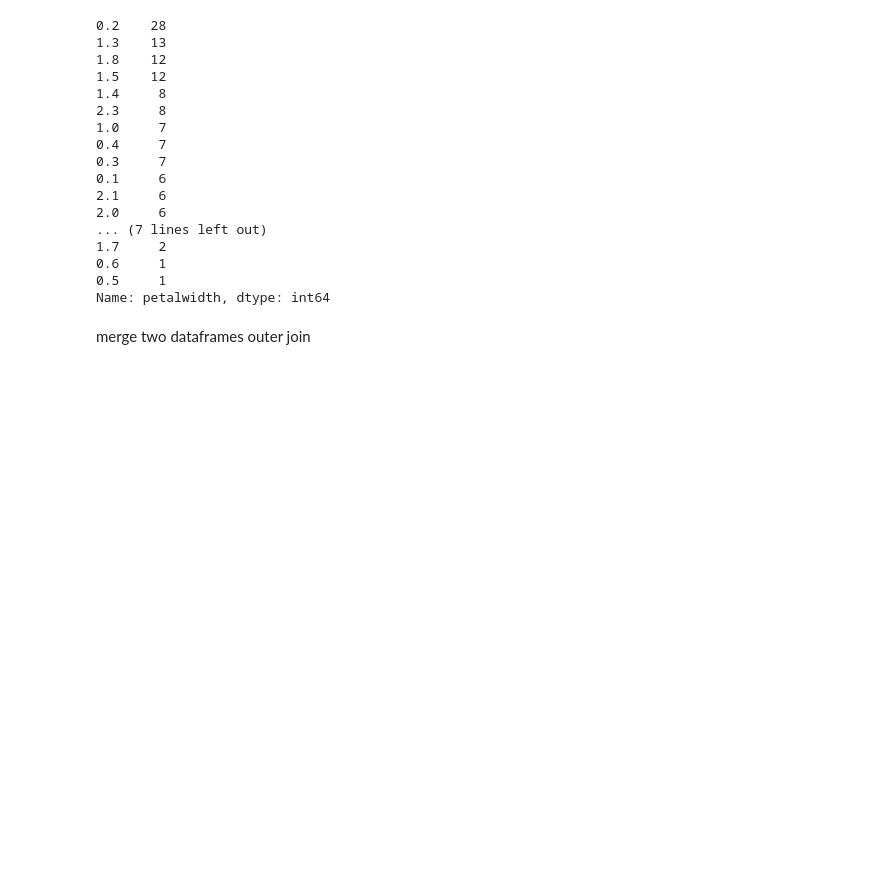
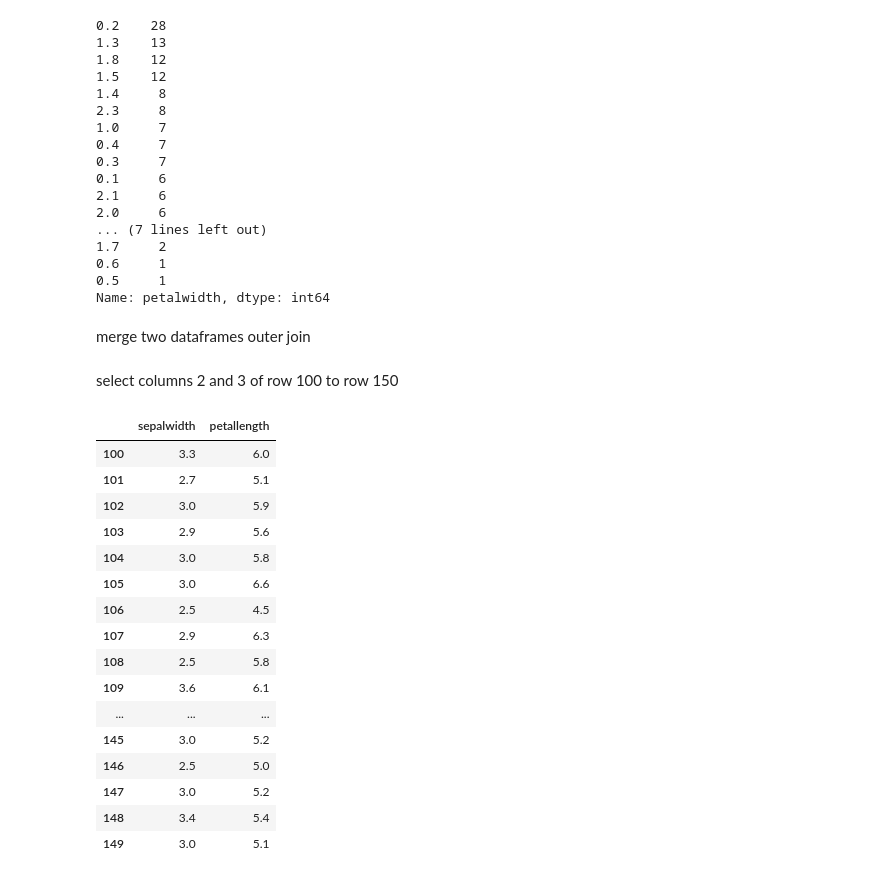
Before and after one commit to AIMed-Team/edu-content, a Jupyter notebook: notebooks/basics/solutions/pandas/pandas_solutions.ipynb, the cells around one changed output. Drawn from its saved outputs; the diff is of its cells as text; code cells hidden in the pictures; blank space fills up the shorter version.

```diff
--- a/notebooks/basics/solutions/pandas/pandas_solutions.ipynb
+++ b/notebooks/basics/solutions/pandas/pandas_solutions.ipynb
@@ -133,3 +133,25 @@ data2 = [[random.randint(0,20) , i] for i in range(40,140)]
 dataframe1 = pd.DataFrame(data1 , columns=['id1','code1'])
 dataframe2 = pd.DataFrame(data2 , columns=['code2','id2'])
 merged = dataframe1.merge(dataframe2,left_on='id1', right_on='id2', suffixes=('_left', '_right'),how='outer')
+# %% [markdown]
+select columns 2 and 3 of row 100 to row 150
+# %%
+dataframe.iloc[100:150,1:3]
+# %% [output]
+|  | sepalwidth | petallength |
+| 100 | 3.3 | 6.0 |
+| 101 | 2.7 | 5.1 |
+| 102 | 3.0 | 5.9 |
+| 103 | 2.9 | 5.6 |
+| 104 | 3.0 | 5.8 |
+| 105 | 3.0 | 6.6 |
+| 106 | 2.5 | 4.5 |
+| 107 | 2.9 | 6.3 |
+| 108 | 2.5 | 5.8 |
+| 109 | 3.6 | 6.1 |
+| ... | ... | ... |
+| 145 | 3.0 | 5.2 |
+| 146 | 2.5 | 5.0 |
+| 147 | 3.0 | 5.2 |
+| 148 | 3.4 | 5.4 |
+| 149 | 3.0 | 5.1 |
```
Also changed, not shown: parts of 4 cells of this notebook, 3 other files.
